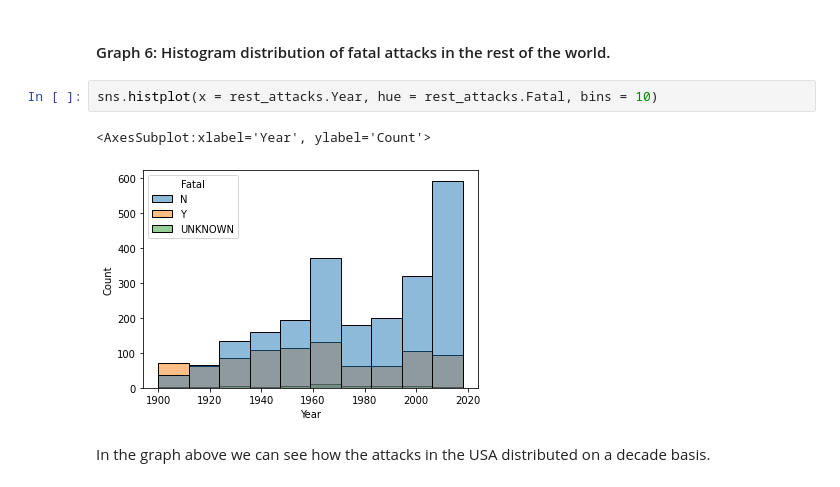
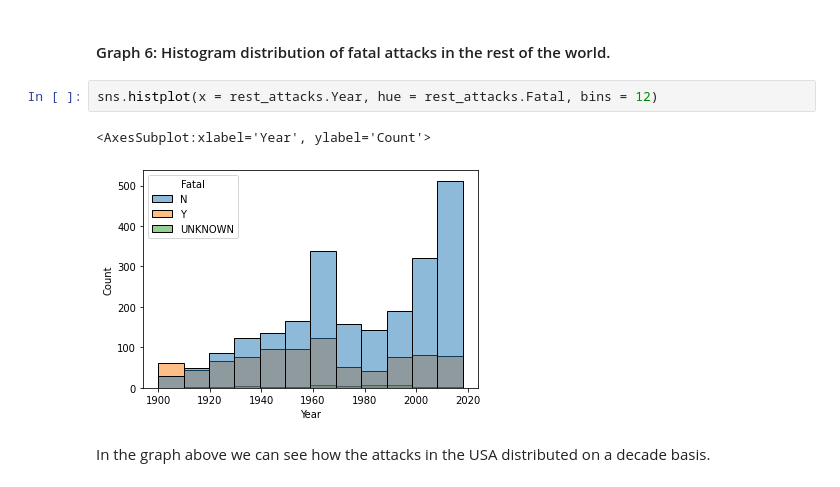
Before and after one commit to angelanavarrog/Pandas-project-Sharks-attacks, a Jupyter notebook: Output/Analysis.ipynb, the cells around one changed output. Cells and saved outputs as stored; diff of their text form.

```diff
--- a/Output/Analysis.ipynb
+++ b/Output/Analysis.ipynb
@@ -124,10 +106,10 @@ sns.kdeplot(x = rest_attacks.Year, hue = final_attacks.Fatal)
 # %% [markdown]
 #### Graph 6: Histogram distribution of fatal attacks in the rest of the world.
 # %%
-sns.histplot(x = rest_attacks.Year, hue = rest_attacks.Fatal, bins = 10)
+sns.histplot(x = rest_attacks.Year, hue = rest_attacks.Fatal, bins = 12)
 # %% [output]
 <AxesSubplot:xlabel='Year', ylabel='Count'>
-[figure, old version]
+[figure, new version]
 # %% [markdown]
 In the graph above we can see how the attacks in the USA distributed on a decade basis.
 # %% [markdown]
```
Also changed, not shown: parts of 3 cells of this notebook.
